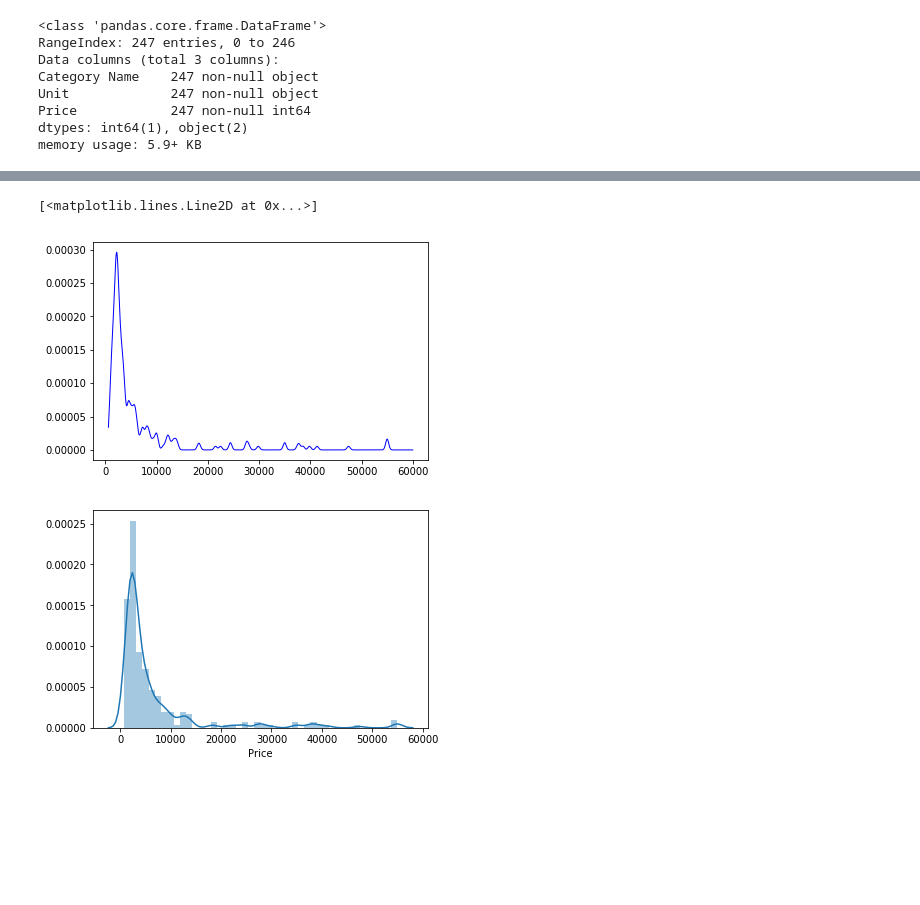
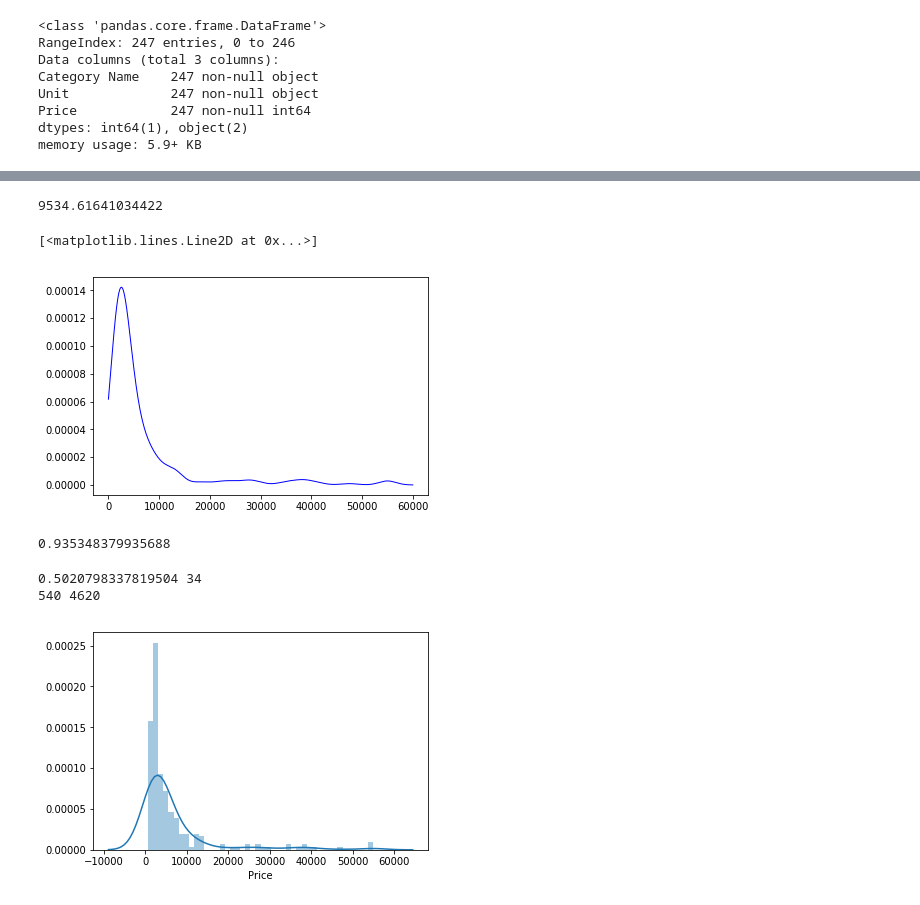
Before and after one commit to princeofpython/IndiaMart-Hackathon-2k19, a Jupyter notebook: phase1.ipynb, the cells around one changed output, grey strips where cells are left out. Cells and saved outputs as stored; diff of their text form; code cells hidden in the pictures; blank space fills up the shorter version.

```diff
--- a/phase1.ipynb
+++ b/phase1.ipynb
@@ -72,2 +66,7 @@ drilldf[1:].describe()
+# %%
+stdev=np.std(npa)
+print(stdev)
+# %% [output]
+9534.61641034422
 # %%
 from scipy.stats import gaussian_kde
@@ -79,16 +78,31 @@ def kde_scipy(x, x_grid, bandwidth=0.2, **kwargs):
     kde = gaussian_kde(x, bw_method=bandwidth / x.std(ddof=1), **kwargs)
     return kde.evaluate(x_grid)
 # %%
-y_grid=np.linspace(600,60000,1000)
-pdf = kde_scipy(npa, y_grid, bandwidth=300)
+y_grid=np.linspace(0,60000,1000)
+ideal=1.06*(np.std(npa))*((len(npa)**(-1/5)))
+pdf = kde_scipy(npa, y_grid, bandwidth=ideal/2)
 plt.plot(y_grid, pdf, color='blue', alpha=1, lw=1)
 # %% [output]
 [<matplotlib.lines.Line2D at 0x...>]
-[figure, old version]
+[figure, new version]
+# %%
+np.sum(pdf)*60
+# %% [output]
+0.935348379935688
+# %%
+f_peak=argrelextrema(pdf, np.greater)[0][0]
+for q in range(f_peak):
+  if np.sum(pdf[f_peak-q:f_peak+q])*60 > 0.5:
+    print(np.sum(pdf[f_peak-q:f_peak+q])*60,q)
+    break
+print((f_peak-q)*60,(f_peak+q)*60)
+# %% [output]
+0.5020798337819504 34
+540 4620
 # %%
-sns.distplot(df_train['Price'][1:]);
+sns.distplot(drilldf['Price'][1:]);
 # %% [output]
-[figure, old version]
+[figure, new version]
 # %%
 sns.distplot(df_train['Price'][1:], fit=norm);
 fig = plt.figure()
```
Also changed, not shown: parts of 7 cells of this notebook.
